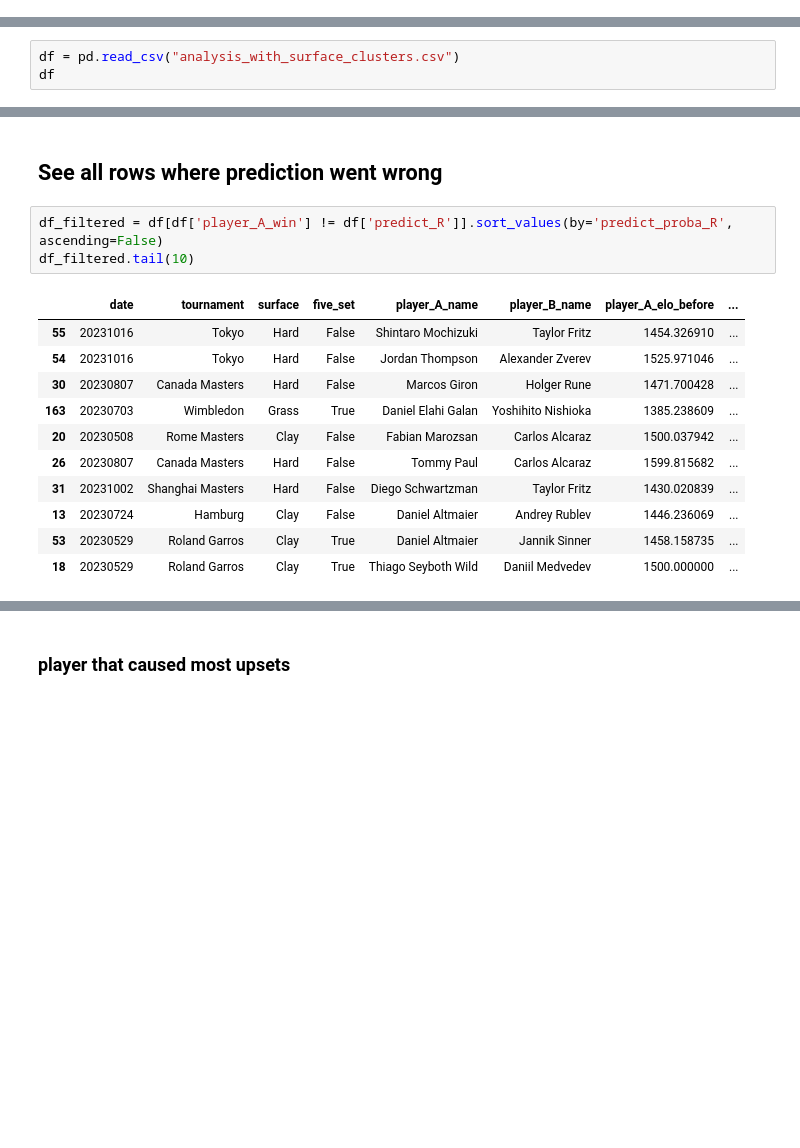
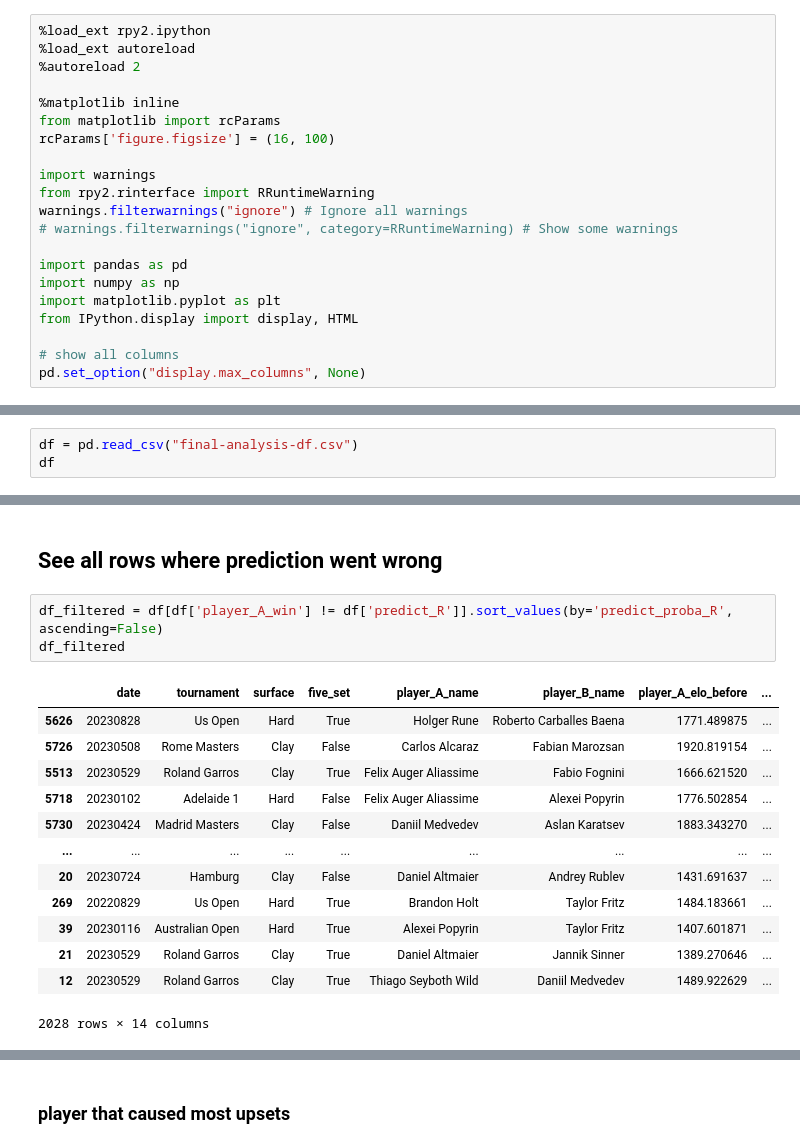
Before and after one commit to hazel-gandhi/tennis-regression, a Jupyter notebook: analysis-new-model.ipynb, the cells around one changed output, grey strips where cells are left out. Cells and saved outputs as stored; diff of their text form; blank space fills up the shorter version.

```diff
--- a/analysis-new-model.ipynb
+++ b/analysis-new-model.ipynb
@@ -0,0 +6,21 @@
+# %%
+%load_ext rpy2.ipython
+%load_ext autoreload
+%autoreload 2
+
+%matplotlib inline
+from matplotlib import rcParams
+rcParams['figure.figsize'] = (16, 100)
+
+import warnings
+from rpy2.rinterface import RRuntimeWarning
+warnings.filterwarnings("ignore") # Ignore all warnings
+# warnings.filterwarnings("ignore", category=RRuntimeWarning) # Show some warnings
+
+import pandas as pd
+import numpy as np
+import matplotlib.pyplot as plt
+from IPython.display import display, HTML
+
+# show all columns
+pd.set_option("display.max_columns", None)
@@ -3,5 +55,5 @@ import pandas as pd
 # %%
-df = pd.read_csv("analysis_with_surface_clusters.csv")
+df = pd.read_csv("final-analysis-df.csv")
 df
 # %% [output]
 |  | date | tournament | surface | five_set | player_A_name | player_B_name | player_A_elo_before | ... |
@@ -21,19 +73,21 @@ df
 ## See all rows where prediction went wrong
 # %%
 df_filtered = df[df['player_A_win'] != df['predict_R']].sort_values(by='predict_proba_R', ascending=False)
-df_filtered.tail(10)
+df_filtered
 # %% [output]
 |  | date | tournament | surface | five_set | player_A_name | player_B_name | player_A_elo_before | ... |
-| 55 | 20231016 | Tokyo | Hard | False | Shintaro Mochizuki | Taylor Fritz | 1454.326910 | ... |
-| 54 | 20231016 | Tokyo | Hard | False | Jordan Thompson | Alexander Zverev | 1525.971046 | ... |
-| 30 | 20230807 | Canada Masters | Hard | False | Marcos Giron | Holger Rune | 1471.700428 | ... |
-| 163 | 20230703 | Wimbledon | Grass | True | Daniel Elahi Galan | Yoshihito Nishioka | 1385.238609 | ... |
-| 20 | 20230508 | Rome Masters | Clay | False | Fabian Marozsan | Carlos Alcaraz | 1500.037942 | ... |
-| 26 | 20230807 | Canada Masters | Hard | False | Tommy Paul | Carlos Alcaraz | 1599.815682 | ... |
-| 31 | 20231002 | Shanghai Masters | Hard | False | Diego Schwartzman | Taylor Fritz | 1430.020839 | ... |
-| 13 | 20230724 | Hamburg | Clay | False | Daniel Altmaier | Andrey Rublev | 1446.236069 | ... |
-| 53 | 20230529 | Roland Garros | Clay | True | Daniel Altmaier | Jannik Sinner | 1458.158735 | ... |
-| 18 | 20230529 | Roland Garros | Clay | True | Thiago Seyboth Wild | Daniil Medvedev | 1500.000000 | ... |
+| 5626 | 20230828 | Us Open | Hard | True | Holger Rune | Roberto Carballes Baena | 1771.489875 | ... |
+| 5726 | 20230508 | Rome Masters | Clay | False | Carlos Alcaraz | Fabian Marozsan | 1920.819154 | ... |
+| 5513 | 20230529 | Roland Garros | Clay | True | Felix Auger Aliassime | Fabio Fognini | 1666.621520 | ... |
+| 5718 | 20230102 | Adelaide 1 | Hard | False | Felix Auger Aliassime | Alexei Popyrin | 1776.502854 | ... |
+| 5730 | 20230424 | Madrid Masters | Clay | False | Daniil Medvedev | Aslan Karatsev | 1883.343270 | ... |
+| ... | ... | ... | ... | ... | ... | ... | ... | ... |
+| 20 | 20230724 | Hamburg | Clay | False | Daniel Altmaier | Andrey Rublev | 1431.691637 | ... |
+| 269 | 20220829 | Us Open | Hard | True | Brandon Holt | Taylor Fritz | 1484.183661 | ... |
+| 39 | 20230116 | Australian Open | Hard | True | Alexei Popyrin | Taylor Fritz | 1407.601871 | ... |
+| 21 | 20230529 | Roland Garros | Clay | True | Daniel Altmaier | Jannik Sinner | 1389.270646 | ... |
+| 12 | 20230529 | Roland Garros | Clay | True | Thiago Seyboth Wild | Daniil Medvedev | 1489.922629 | ... |
+2028 rows × 14 columns
 # %%
 upsets_df = df_filtered[df_filtered['predict_R'] == 1]
 upsets_df
```
Also changed, not shown: parts of 22 cells of this notebook, 20 other files.
